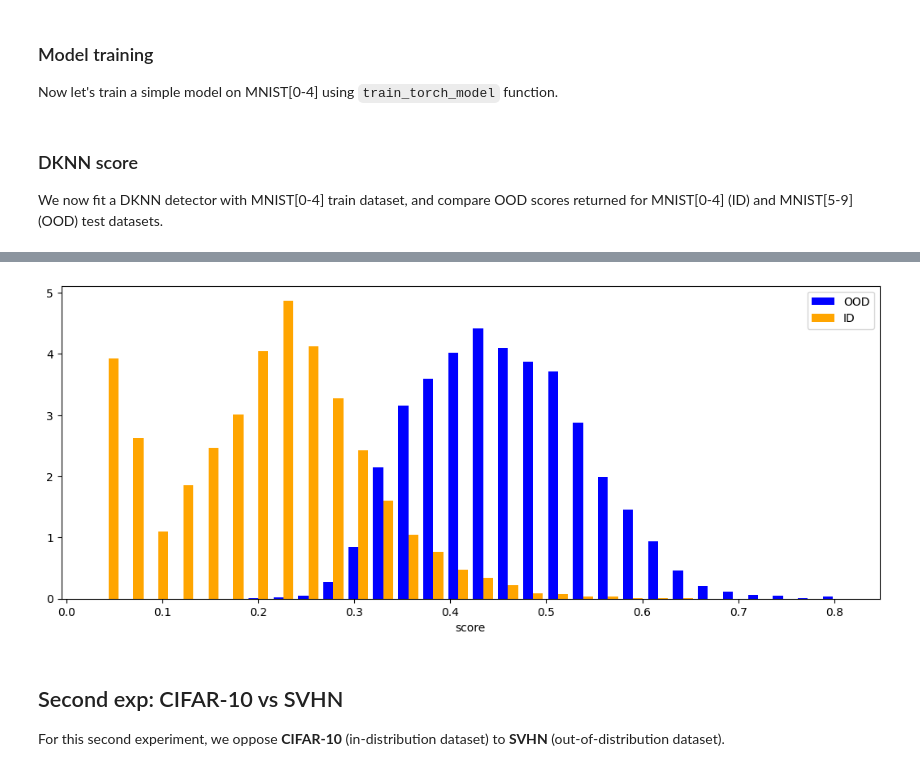
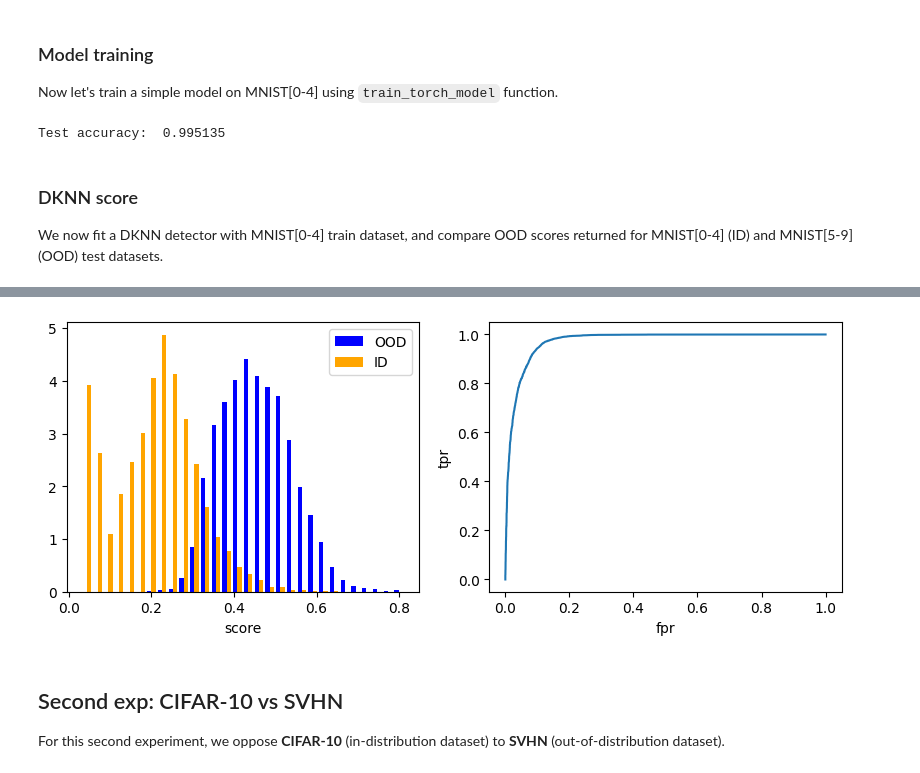
Before and after one commit to deel-ai/oodeel, a Jupyter notebook: docs/notebooks/torch/demo_dknn_torch.ipynb, the cells around one changed output, grey strips where cells are left out. Drawn from its saved outputs; the diff is of its cells as text; code cells hidden in the pictures.

Commit message:
docs: update dknn torch nb
* add model eval
* add roc
* no more pandas

```diff
--- a/docs/notebooks/torch/demo_dknn_torch.ipynb
+++ b/docs/notebooks/torch/demo_dknn_torch.ipynb
@@ -102,7 +97,7 @@ model_path_mnist_04 = os.path.join(model_path, "mnist_model_0-4")
 
 try:
     # if the model exists, load it
-    model = torch.load(os.path.join(model_path_mnist_04, "best.pt"))
+    model = torch.load(os.path.join(model_path_mnist_04, "best.pt")).to(device)
 except OSError:
     # else, train a new model
     train_config = {
@@ -112,36 +107,55 @@ except OSError:
         "save_dir": model_path_mnist_04,
         "validation_data": ds_in
     }
+    model = train_torch_model(ds_fit, **train_config).to(device)
+    clear_output()
 
-    model = train_torch_model(ds_fit, **train_config)
-
+# evaluate model
 model.eval()
-model = model.to(device)
+labels, preds = [], []
+for (x, y) in ds_in:
+    x = x.to(device)
+    preds.append(torch.argmax(model(x), dim=-1).detach().cpu())
+    labels.append(y)
+print(f"Test accuracy:\t{accuracy_score(torch.cat(labels), torch.cat(preds)):.6f}")
+# %% [output]
+Test accuracy:  0.995135
 # %% [markdown]
 ### DKNN score
 
 We now fit a DKNN detector with MNIST[0-4] train dataset, and compare OOD scores returned for MNIST[0-4] (ID) and MNIST[5-9] (OOD) test datasets.
 # %%
-# dknn scores
+# === dknn scores ===
 oodmodel = DKNN(nearest=50)
 oodmodel.fit(model, ds_fit)
 scores_in = oodmodel.score(ds_in)
 scores_out = oodmodel.score(ds_out)
 
-# metrics: auroc / fpr95
+# === metrics ===
+# auroc / fpr95
 metrics = bench_metrics(
     (scores_in, scores_out),
     metrics = ["auroc", "fpr95tpr"],
     )
+for k, v in metrics.items():
+    print(f"{k:<10} {v:.6f}")
 
-metrics_first_vs_last = pd.Series(metrics, name='mnist-0-4-vs-5-9')
-print(metrics_first_vs_last)
+# roc
+fpr, tpr, _, _ = get_curve(
+    scores=np.concatenate([scores_in, scores_out]),
+    labels=np.concatenate([scores_in * 0 + 0, scores_out * 0 + 1])
+)
 
 # plot hists / roc
-plt.figure(figsize=(13, 5))
-plt.hist((scores_out, scores_in), bins=30, color=("blue", "orange"),
+plt.figure(figsize=(10, 3.5))
+plt.subplot(121)
+plt.hist(x=(scores_out, scores_in), bins=30, color=("blue", "orange"),
          label=("OOD", "ID"), density=True)
 plt.xlabel("score")
 plt.legend()
+plt.subplot(122)
+plt.plot(fpr, tpr)
+plt.xlabel("fpr")
+plt.ylabel("tpr")
 plt.show()
 # %% [output]
@@ -151,4 +164,4 @@ Name: mnist-0-4-vs-5-9, dtype: float64
-[figure, old version]
+[figure, new version]
 # %% [markdown]
 ## Second exp: CIFAR-10 vs SVHN
 
```
Also changed, not shown: parts of 7 cells of this notebook.
